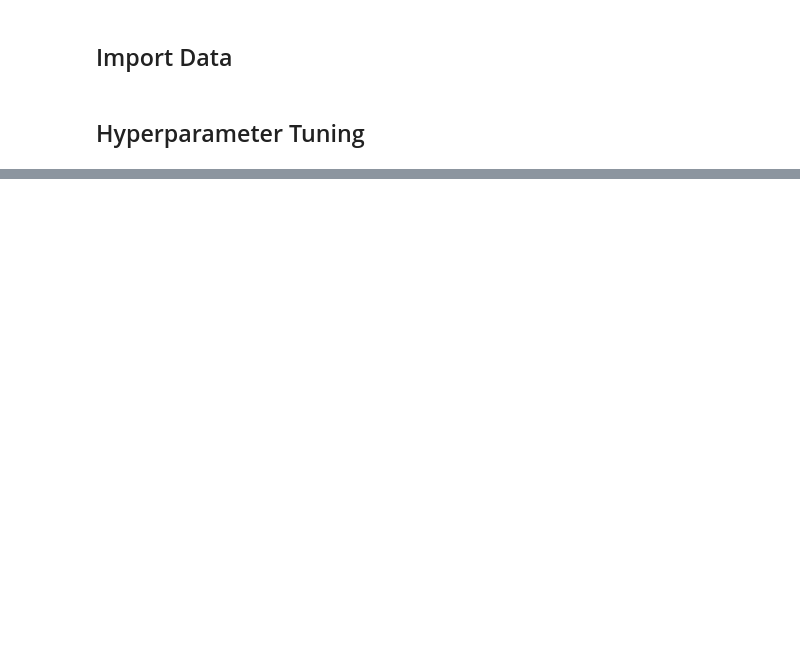
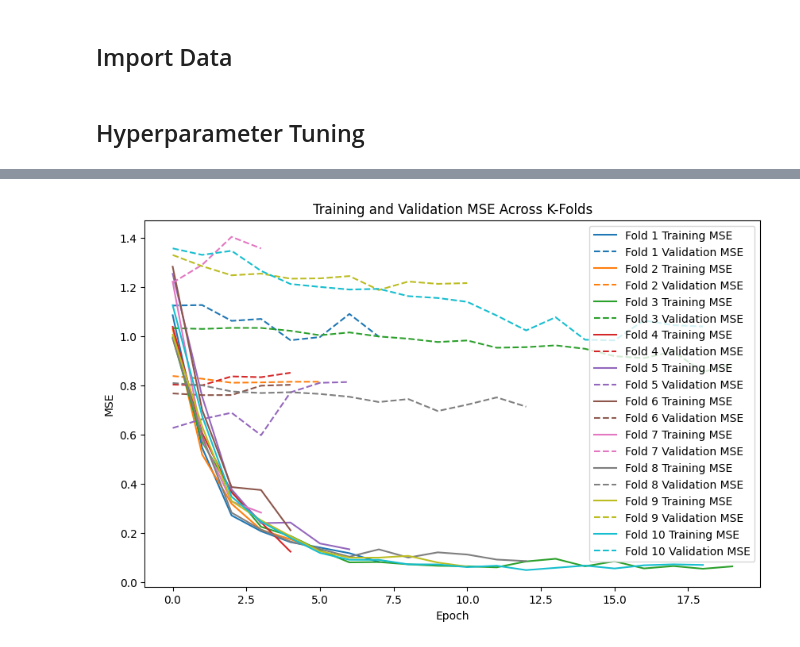
Before and after one commit to liamkirkpatrick/ess469_final, a Jupyter notebook: notebooks-part3/U-net.ipynb, the cells around one changed output, grey strips where cells are left out. Saved outputs shown, nothing was run; the diff lists cells and outputs as text; code cells hidden in the pictures; blank space fills up the shorter version.

```diff
--- a/notebooks-part3/U-net.ipynb
+++ b/notebooks-part3/U-net.ipynb
@@ -153,21 +156,19 @@ def build_unet_model_with_padding(hp):
     )
     return model
 # %%
-timesteps = X_train_cnn.shape[0]
-
-# Create a Keras Tuner
+# Define the Keras Tuner
 tuner = kt.RandomSearch(
-    build_unet_model,
-    objective='val_mae',
-    max_trials=10,
+    build_unet_model_with_padding,
+    objective='val_mae',  # Minimizing validation MAE
+    max_trials=50,        # How many different parameter sets to try
     executions_per_trial=1,
-    directory='my_tuner_dir',
-    project_name='unet_regression'
+    directory='../data/my_tuner_dir',
+    project_name='unet_regression_padding'
 )
 
-# Optional EarlyStopping callback
+# Early Stopping
 early_stop = keras.callbacks.EarlyStopping(
-    monitor='val_mae',
+    monitor='val_mse',
     patience=3,
     restore_best_weights=True
 )
@@ -254,0 +299,15 @@ Test R^2: 0.046879746499308816
+# %%
+plt.figure(figsize=(10, 6))
+colors = plt.cm.tab10.colors  # Use a colormap for consistent colors
+
+for i, history in enumerate(histories):
+    plt.plot(history['mse'], label=f'Fold {i+1} Training MSE', color=colors[i % len(colors)])
+    plt.plot(history['val_mse'], linestyle='--', label=f'Fold {i+1} Validation MSE', color=colors[i % len(colors)])
+
+plt.xlabel("Epoch")
+plt.ylabel("MSE")
+plt.title("Training and Validation MSE Across K-Folds")
+plt.legend()
+plt.show()
+# %% [output]
+[figure, added]
```
Also changed, not shown: parts of 15 cells of this notebook, 4 other files.
